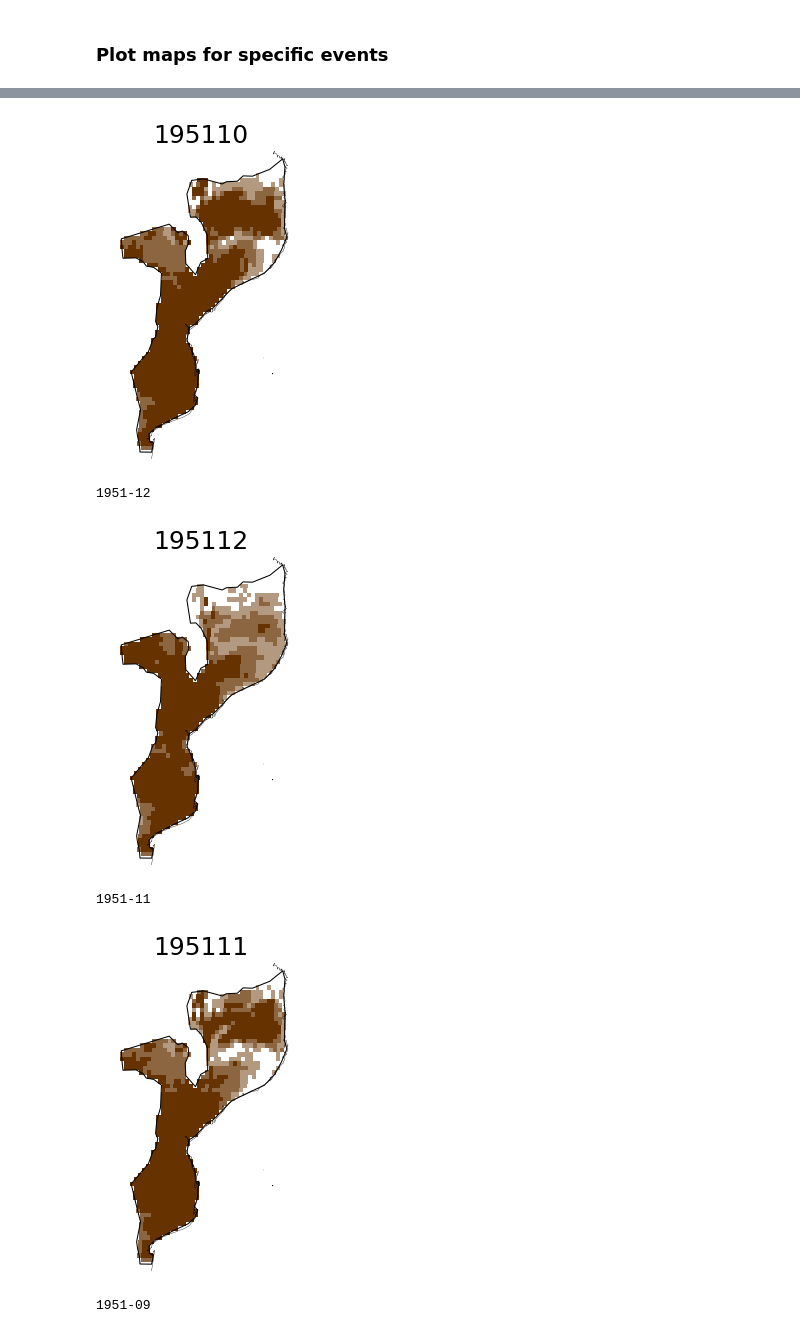
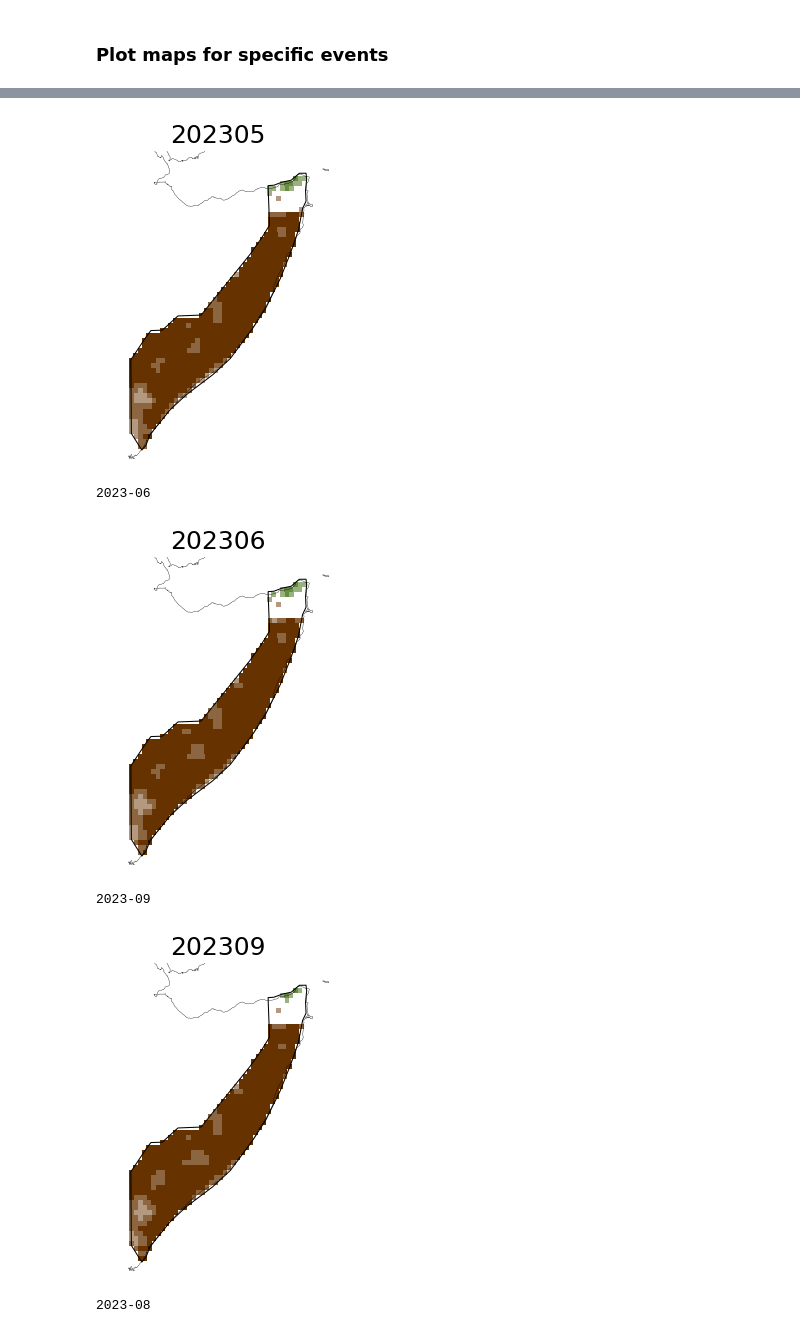
Before and after one commit to jkeune/drought-on-demand, a Jupyter notebook: CENTAUR_news.ipynb, the cells around one changed output, grey strips where cells are left out. Drawn from its saved outputs; the diff is of its cells as text; code cells hidden in the pictures.

Commit message:
feat: update, maps for selected countries

```diff
--- a/CENTAUR_news.ipynb
+++ b/CENTAUR_news.ipynb
@@ -52,7 +52,7 @@ ref_eyyyy = 2020
 yyyy_start= 1940
 yyyy_end  = 2025
 indicator = "SPEI"
-window    = 12
+window    = 36
 yyyy      = 2025
 mm        = "01"
 dataset   = "era5"
@@ -62,7 +62,7 @@ distribut = "genlogistic"
 ipath     = f"/ec/ws4/tc/emos/work/cems/dryfall/emos/dryfall_monthly/ens/runs/"#%{yyyy}{mm}01/hr"
 #ipath_era5t= f"/ec/ws4/tc/emos/work/cems/dryfall/emos/dryfall_monthly/ens/runs/"#{yyyy}{mm}01/hr"
 lpath     = "/ec/vol/centaur/nejk/drought_monitor"
-country   = "Mozambique"
+country   = "Somalia"
 # %%
 dates = pd.date_range(start=f"{yyyy_start}-01-01",end=f"{yyyy_end}-01-01", freq='ME')
 pdate_seq = [dt.datetime.strptime(str(i)[0:10], "%Y-%m-%d") for i in dates]#[window:]
@@ -281,9 +281,9 @@ countries = shapereader.natural_earth(resolution='110m',
                               name='admin_0_countries')
 
 highlight_countries = [country]
-for country in shapereader.Reader(countries).records():
-    if country.attributes['ADMIN'] in highlight_countries:
-        country_geom = country.geometry
+for icountry in shapereader.Reader(countries).records():
+    if icountry.attributes['ADMIN'] in highlight_countries:
+        country_geom = icountry.geometry
 
 mylevels     = [-10000,-1000,-2,-1.5,-1,1,1.5,2,1000]
 mycollisthex = ['#bebebe','#663300','#8c6640','#b29980','#ffffff','#99b280','#668c40','#336600']
@@ -300,6 +300,11 @@ print(apidata.sum(axis=1).sort_values(ascending=False)[0:10,])
 for i in range(n):
     nmax_indices.append(np.flatnonzero(apidata.index == apidata.sum(axis=1).sort_values(ascending=False).index[i])[0])
 print(nmax_indices)
+# manually add 1992-11
+nmax_indices.append(np.where(apidata.index.strftime("%Y-%m") == "2011-10")[0][0])
+nmax_indices.append(np.where(apidata.index.strftime("%Y-%m") == "2001-03")[0][0])
+print(nmax_indices)
+
 #i = 0
 for itime in nmax_indices:
     toplot       = masked_drought_index.isel(time=itime)[f'{indicator}{window}']#['SPEI12'] * nutsmask_3d_xr.isel(time=itime)
@@ -323,7 +328,7 @@ for itime in nmax_indices:
     #ax.add_feature(cartopy.feature.BORDERS, color='black', lw=0.3)
     ax.add_geometries([country_geom], crs=ccrs.PlateCarree(), edgecolor='black', facecolor="None", linewidth=0.75)
     #plt.savefig(f"figures/{country}_{string.ascii_lowercase[i]}_map_{str(toplot.time.values)[:4]}{str(toplot.time.values)[5:7]}.pdf", dpi=300, format=None, metadata=None,
-    plt.savefig(f"figures/Mozambique_map_{str(toplot.time.values)[:4]}{str(toplot.time.values)[5:7]}.png", dpi=300, format=None, metadata=None,
+    plt.savefig(f"figures/{country}_map_{indicator}{window}_{str(toplot.time.values)[:4]}{str(toplot.time.values)[5:7]}.png", dpi=300, format=None, metadata=None,
             bbox_inches=None, pad_inches=0.1,
             #facecolor='auto', edgecolor='auto',
             transparent=True,
@@ -348,6 +354,6 @@ dtype: float64
-[figure, old version]
+[figure, new version]
-1951-12
+2023-06
-[figure, old version]
+[figure, new version]
-1951-11
+2023-09
-[figure, old version]
+[figure, new version]
-1951-09
+2023-08
```
Also changed, not shown: parts of 15 cells of this notebook.
